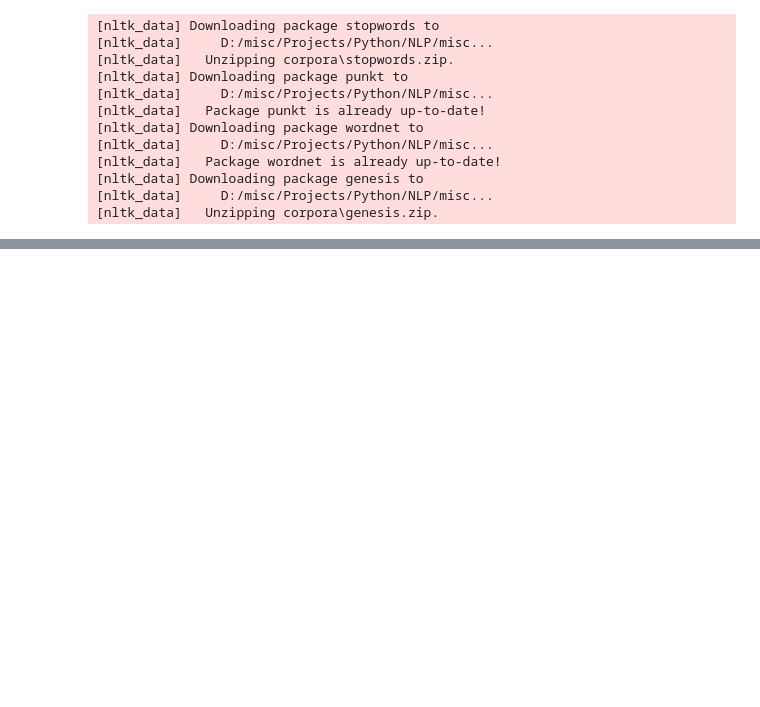
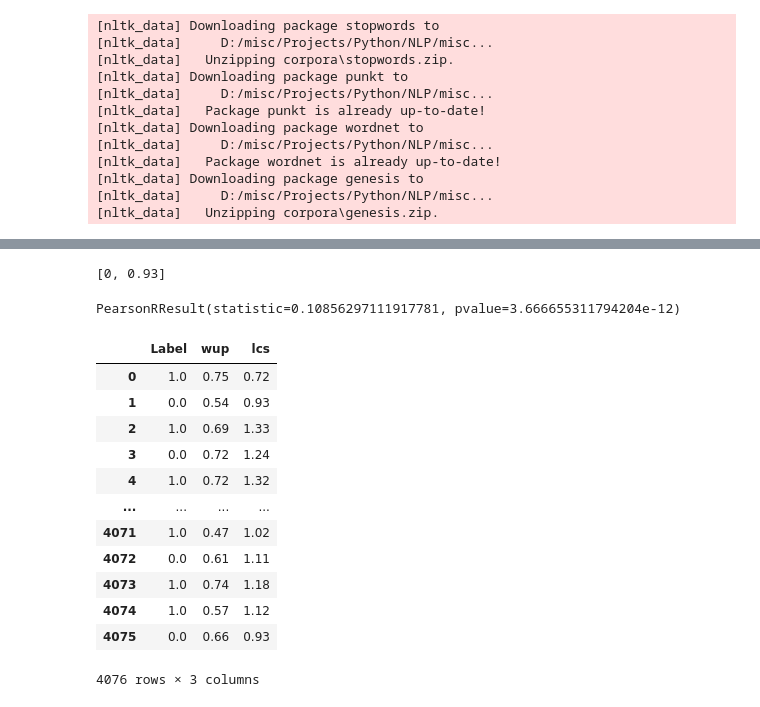
Before and after one commit to manuu1311/NLP, a Jupyter notebook: labs/lab3/Live/live.ipynb, the cells around one changed output, grey strips where cells are left out. Drawn from its saved outputs; the diff is of its cells as text; code cells hidden in the pictures; blank space fills up the shorter version.

```diff
--- a/labs/lab3/Live/live.ipynb
+++ b/labs/lab3/Live/live.ipynb
@@ -41,0 +160,33 @@ t
+# %%
+def cust_evaluate(pair):
+    split=pair.copy()
+    return [split[0],Similarity(split[1],split[2])]
+cust_evaluate(t[1])
+# %% [output]
+[0, 0.93]
+# %%
+simscores_lcs=list(map(lambda x: cust_evaluate(x),t))
+# %%
+npsims_lcs=np.array(simscores_lcs)
+pearsonr(npsims_lcs[:,0],npsims_lcs[:,1])
+# %% [output]
+PearsonRResult(statistic=0.10856297111917781, pvalue=3.666655311794204e-12)
+# %%
+from pandas import DataFrame
+
+df=DataFrame({'Label': npsims[:,0],'wup': npsims[:,1],'lcs': npsims_lcs[:,1]})
+df
+# %% [output]
+|  | Label | wup | lcs |
+| 0 | 1.0 | 0.75 | 0.72 |
+| 1 | 0.0 | 0.54 | 0.93 |
+| 2 | 1.0 | 0.69 | 1.33 |
+| 3 | 0.0 | 0.72 | 1.24 |
+| 4 | 1.0 | 0.72 | 1.32 |
+| ... | ... | ... | ... |
+| 4071 | 1.0 | 0.47 | 1.02 |
+| 4072 | 0.0 | 0.61 | 1.11 |
+| 4073 | 1.0 | 0.74 | 1.18 |
+| 4074 | 1.0 | 0.57 | 1.12 |
+| 4075 | 0.0 | 0.66 | 0.93 |
+4076 rows × 3 columns
```
Also changed, not shown: parts of 32 cells of this notebook, 1 other file.
